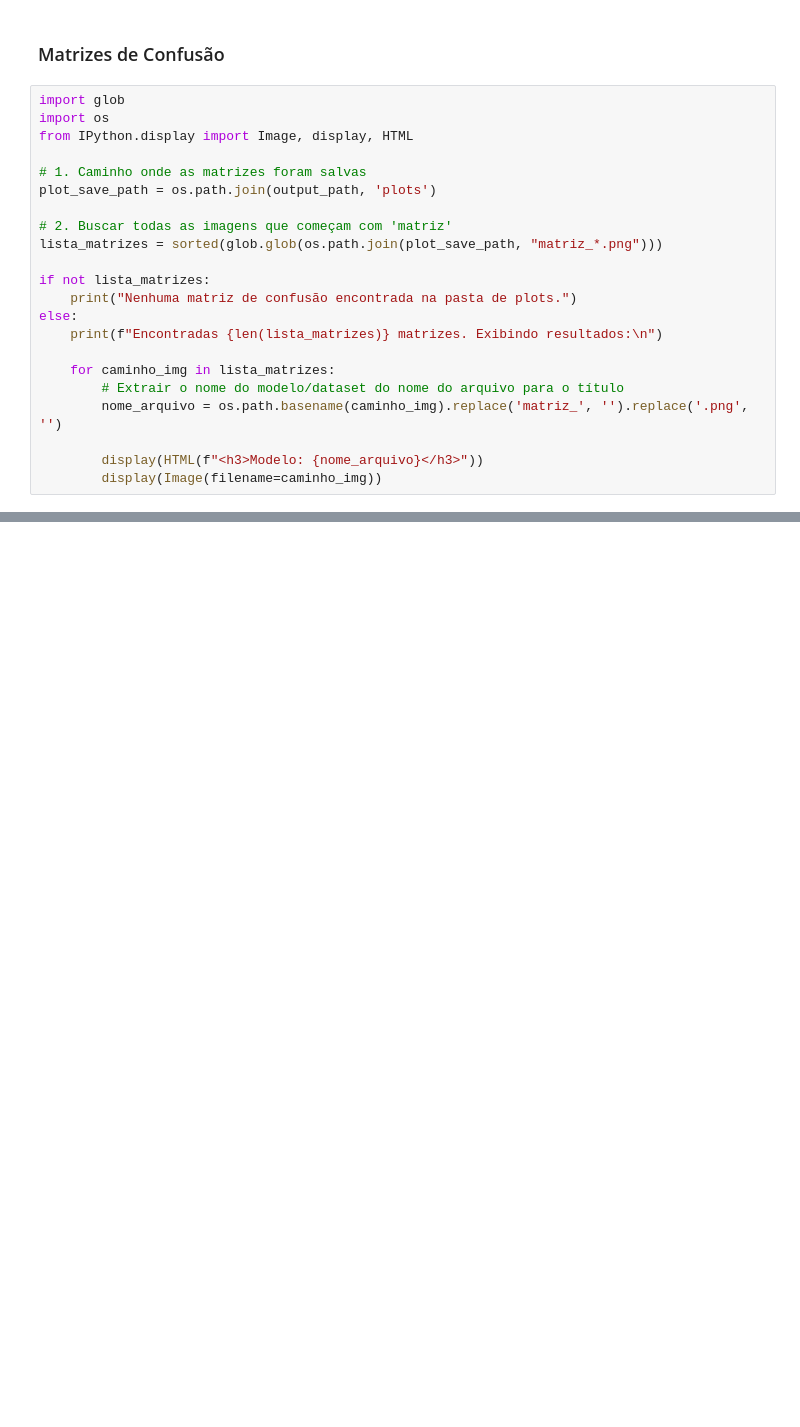
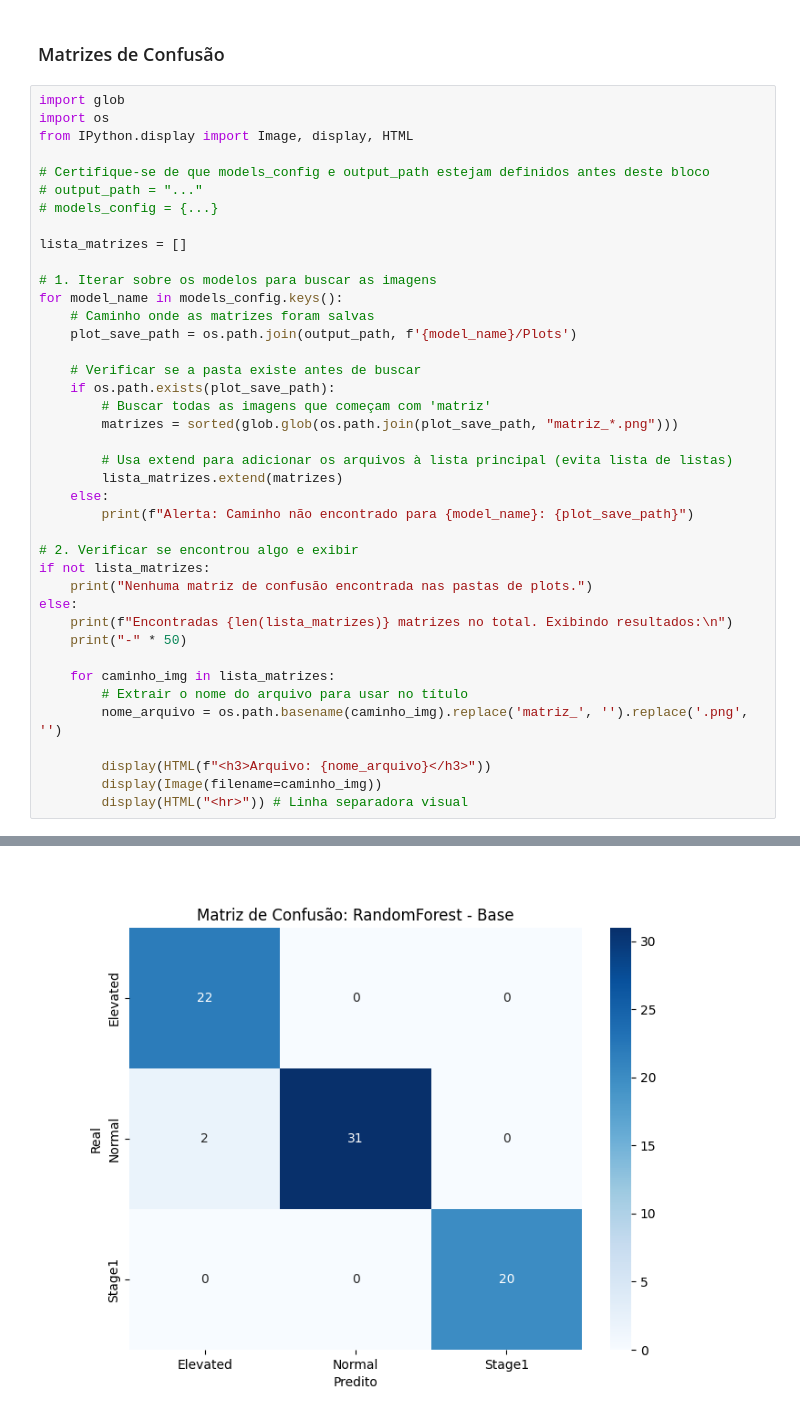
Before and after one commit to gabrielbelo2007/CardiopatiaModel, a Jupyter notebook: Local/03_Treinamento_Final/Modelagem_Completa.ipynb, the cells around one changed output, grey strips where cells are left out. Saved outputs shown, nothing was run; the diff lists cells and outputs as text; blank space fills up the shorter version.

Commit message:
Modelos treinados e notebooks local concertados

```diff
--- a/Local/03_Treinamento_Final/Modelagem_Completa.ipynb
+++ b/Local/03_Treinamento_Final/Modelagem_Completa.ipynb
@@ -345,21 +320,39 @@ import glob
 import os
 from IPython.display import Image, display, HTML
 
-# 1. Caminho onde as matrizes foram salvas
-plot_save_path = os.path.join(output_path, 'plots')
+# Certifique-se de que models_config e output_path estejam definidos antes deste bloco
+# output_path = "..."
+# models_config = {...}
 
-# 2. Buscar todas as imagens que começam com 'matriz'
-lista_matrizes = sorted(glob.glob(os.path.join(plot_save_path, "matriz_*.png")))
+lista_matrizes = []
 
+# 1. Iterar sobre os modelos para buscar as imagens
+for model_name in models_config.keys():
+    # Caminho onde as matrizes foram salvas
+    plot_save_path = os.path.join(output_path, f'{model_name}/Plots')
+
+    # Verificar se a pasta existe antes de buscar
+    if os.path.exists(plot_save_path):
+        # Buscar todas as imagens que começam com 'matriz'
+        matrizes = sorted(glob.glob(os.path.join(plot_save_path, "matriz_*.png")))
+
+        # Usa extend para adicionar os arquivos à lista principal (evita lista de listas)
+        lista_matrizes.extend(matrizes)
+    else:
+        print(f"Alerta: Caminho não encontrado para {model_name}: {plot_save_path}")
+
+# 2. Verificar se encontrou algo e exibir
 if not lista_matrizes:
-    print("Nenhuma matriz de confusão encontrada na pasta de plots.")
+    print("Nenhuma matriz de confusão encontrada nas pastas de plots.")
 else:
-    print(f"Encontradas {len(lista_matrizes)} matrizes. Exibindo resultados:\n")
+    print(f"Encontradas {len(lista_matrizes)} matrizes no total. Exibindo resultados:\n")
+    print("-" * 50)
 
     for caminho_img in lista_matrizes:
-        # Extrair o nome do modelo/dataset do nome do arquivo para o título
+        # Extrair o nome do arquivo para usar no título
         nome_arquivo = os.path.basename(caminho_img).replace('matriz_', '').replace('.png', '')
 
-        display(HTML(f"<h3>Modelo: {nome_arquivo}</h3>"))
+        display(HTML(f"<h3>Arquivo: {nome_arquivo}</h3>"))
         display(Image(filename=caminho_img))
+        display(HTML("<hr>")) # Linha separadora visual
 # %% [output]
@@ -366,0 +363 @@ Nenhuma matriz de confusão encontrada na pasta de plots.
+[figure, added]
```
Also changed, not shown: parts of 5 cells of this notebook, 42 other files.
